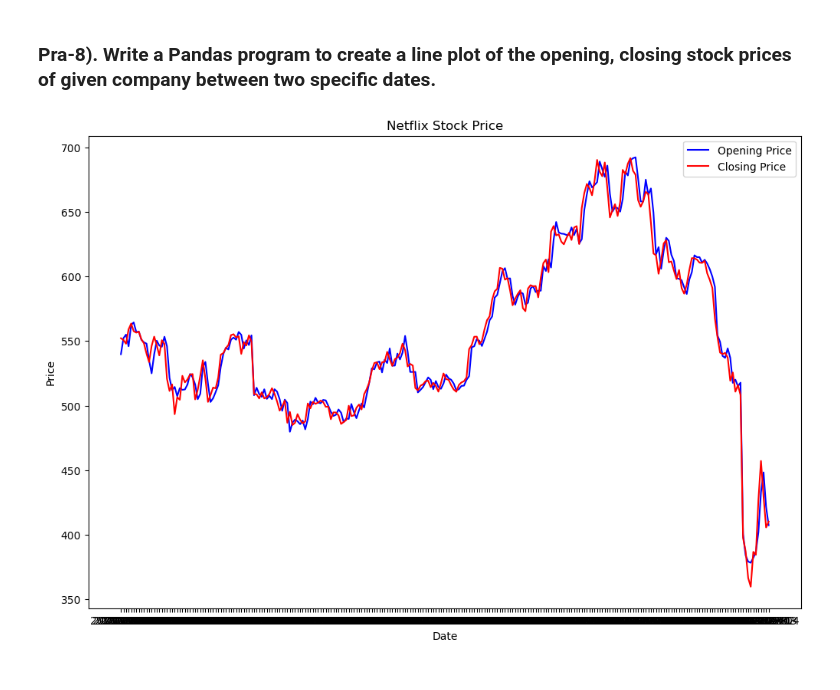
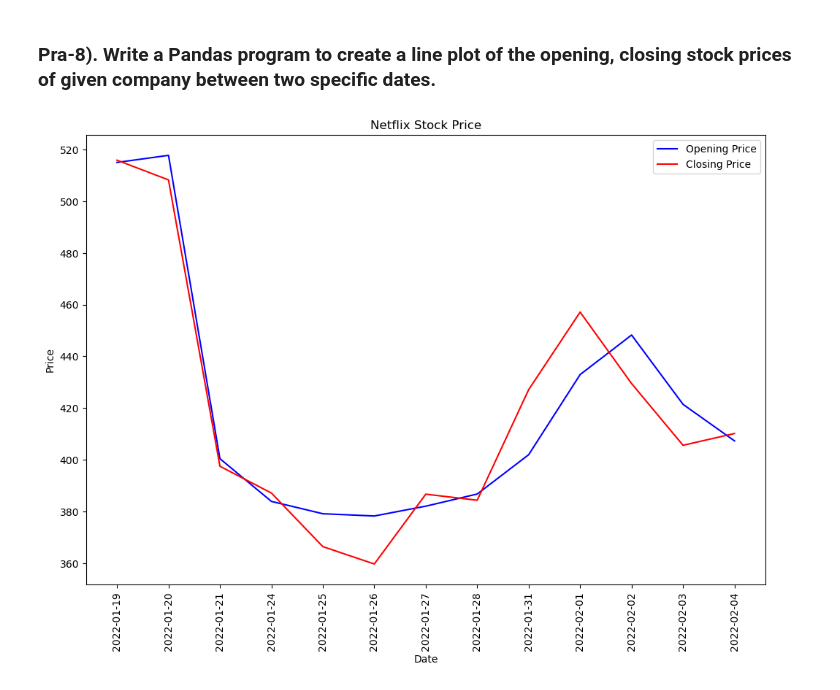
Before and after one commit to MihirModhwadiya/machine-learning, a Jupyter notebook: Pra-8.ipynb, the cells around one changed output. Drawn from its saved outputs; the diff is of its cells as text; code cells hidden in the pictures.

```diff
--- a/Pra-8.ipynb
+++ b/Pra-8.ipynb
@@ -3,24 +3,26 @@
 # %%
 import pandas as pd
 import matplotlib.pyplot as plt
 
 ds = pd.read_csv('./Netflix/NFLX.csv')
 
 ds.set_index('Date', inplace=True)
 
-start = '2021-02-04'
+# start = '2021-02-04'
+start = '2022-01-19'
 end = '2022-02-04'
 
 fl = ds.loc[start:end]
 
 plt.figure(figsize=(12, 8))
 plt.plot(fl.index, fl['Open'], label='Opening Price', color="blue")
 plt.plot(fl.index, fl['Close'], label='Closing Price', color="red")
 
+plt.xticks(rotation="vertical")
 plt.xlabel('Date')
 plt.ylabel('Price')
 plt.title('Netflix Stock Price')
 plt.legend()
 plt.show()
 # %% [output]
-[figure, old version]
+[figure, new version]
```
Also changed, not shown: 1 other file.
